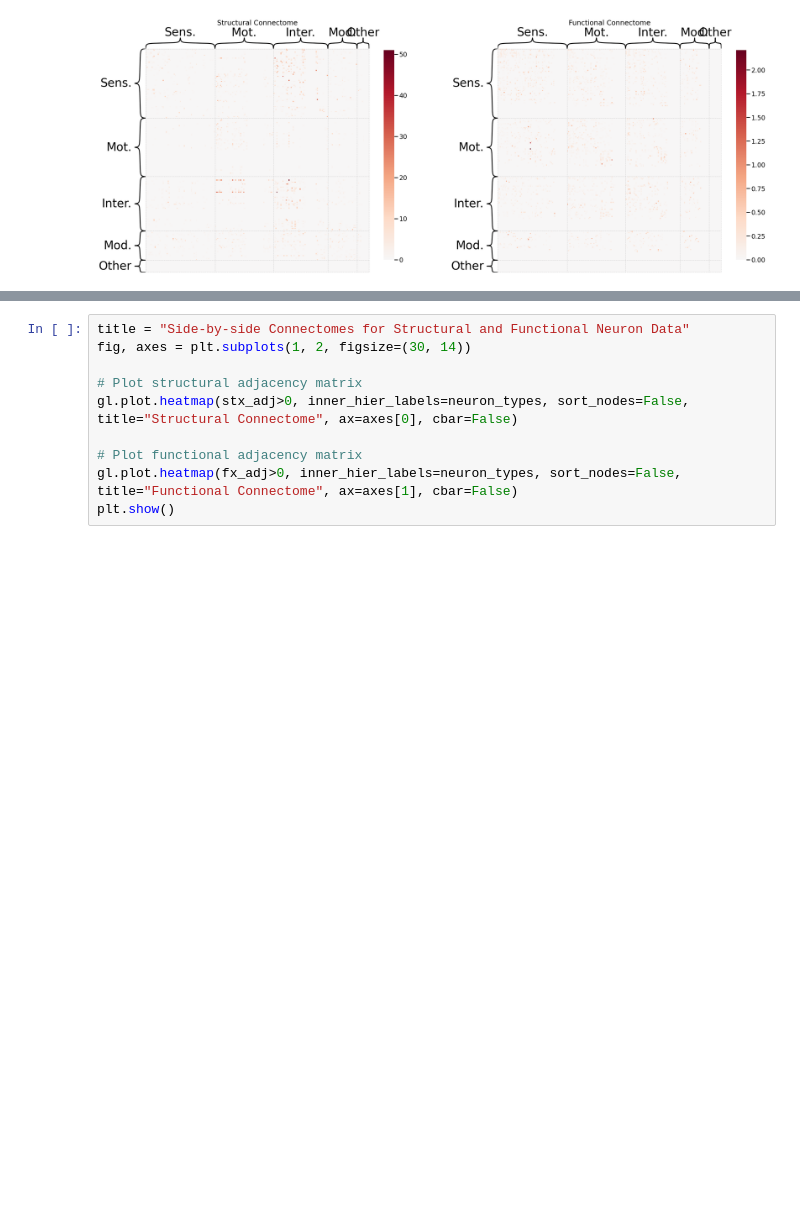
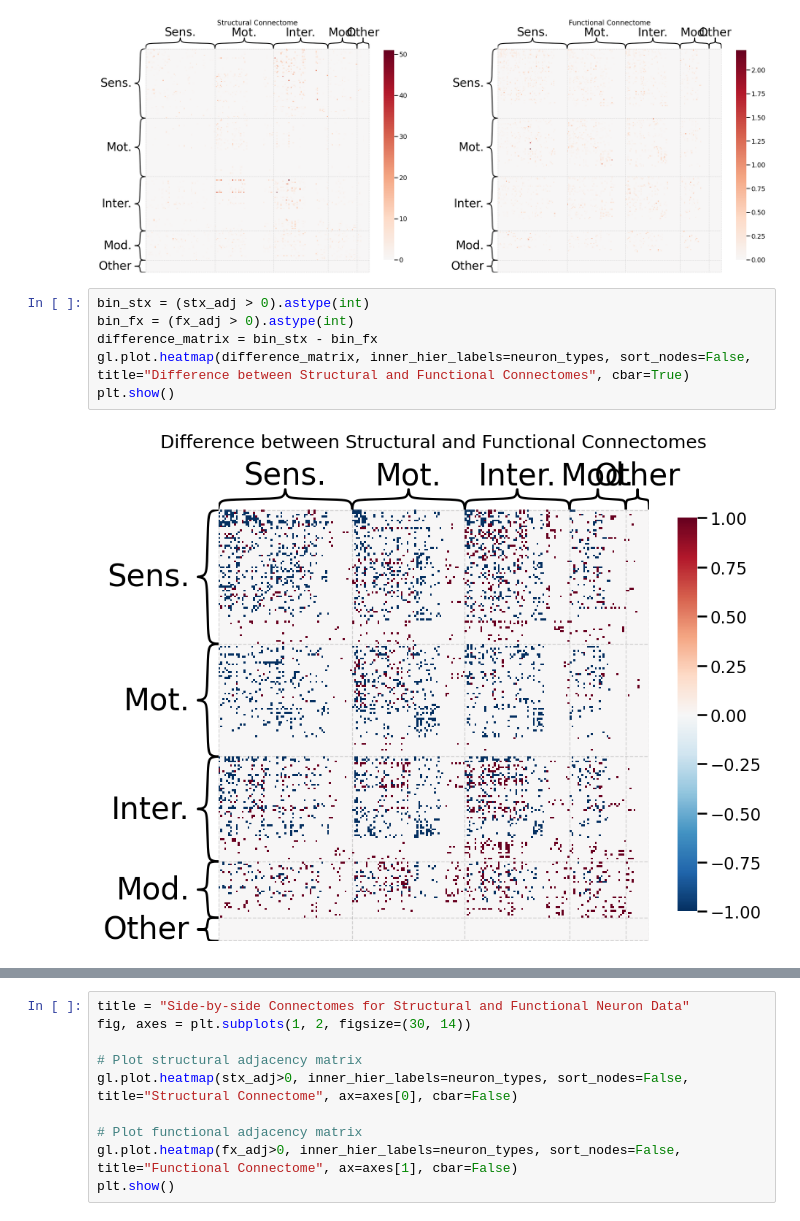
Before and after one commit to Shavit-Lab/celegans_connectome_analysis, a Jupyter notebook: networks.ipynb, the cells around one changed output, grey strips where cells are left out. Cells and saved outputs as stored; diff of their text form; blank space fills up the shorter version.

Commit message:
difference matrix

```diff
--- a/networks.ipynb
+++ b/networks.ipynb
@@ -127,3 +127,11 @@ gl.plot.heatmap(fx_adj, inner_hier_labels=neuron_types, sort_nodes=False, title=
 plt.show()
 # %% [output]
 [figure]
+# %%
+bin_stx = (stx_adj > 0).astype(int)
+bin_fx = (fx_adj > 0).astype(int)
+difference_matrix = bin_stx - bin_fx
+gl.plot.heatmap(difference_matrix, inner_hier_labels=neuron_types, sort_nodes=False, title="Difference between Structural and Functional Connectomes", cbar=True)
+plt.show()
+# %% [output]
+[figure, added]
```
Also changed, not shown: parts of 2 cells of this notebook.
